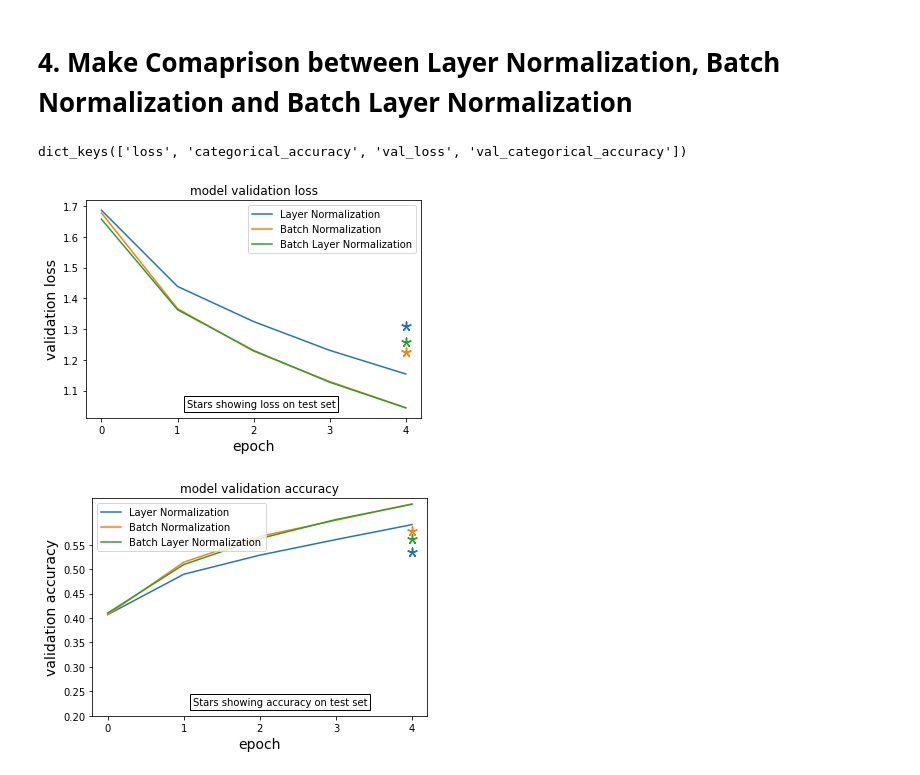
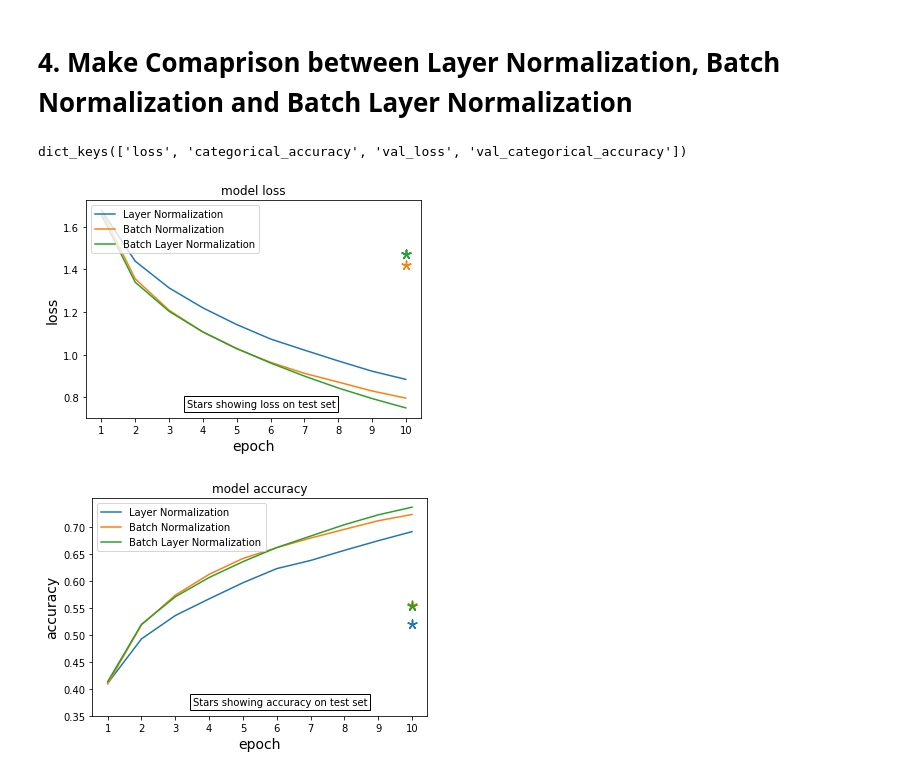
Before and after one commit to A2Amir/Batch-Layer-Normalization, a Jupyter notebook: Cifar10_Test(With the whole training set).ipynb, the cells around one changed output. Cells and saved outputs as stored; diff of their text form; code cells hidden in the pictures.

```diff
--- a/Cifar10_Test(With the whole training set).ipynb
+++ b/Cifar10_Test(With the whole training set).ipynb
@@ -18,14 +18,14 @@ tf.__version__
 ### Loading data
 # %%
 random_seed = 100
-minibatch = 20
+minibatch = 25
 buffersize = 60000
 number_valid_sampels = 5000 # number of validation data
-epochs = 5
+epochs = 10
 learning_rate = 0.001
-# 2250 -> 1 (all of the training dataset),  1125 -> .5 (half of the training dataset) , 500  -> .22 of the training dataset
-number_batches_train = 2250 #number of batches to train, each batch of size of minibatch parameter /
-number_batches_valid = 50 # number of batches to validate, each batch of size of minibatch parameter
+# ((50000 - 5000 )/ 25 ) * .2
+number_batches_train = 1800 #number of batches to train, each batch of size of minibatch parameter /
+number_batches_valid = 40 # number of batches to validate, each batch of size of minibatch parameter
 num_classes = 10
 # %%
 (x_train, y_train), (x_test, y_test) = tf.keras.datasets.cifar10.load_data()
@@ -425,44 +443,44 @@ session is clear
 # %%
 # list all data in history
 print(model_ln_keras_history.history.keys())
 # summarize history for accuracy
 
 
 plt.figsize=(12, 12)
 plt.plot(model_ln_keras_history.history['loss'])
 plt.plot(model_bn_keras_history.history['loss'])
 plt.plot(model_bln_layer_history.history['loss'])
-plt.scatter(4, model_ln_keras_test_history[0], s=80,  marker=(5, 2))
-plt.scatter(4, model_bn_keras_test_history[0], s=80,  marker=(5, 2))
-plt.scatter(4,evaluation[0][1][0], s=80,  marker=(5, 2))
-plt.xticks(np.arange(0, 5, 1))
+plt.scatter(9, model_ln_keras_test_history[0], s=80,  marker=(5, 2))
+plt.scatter(9, model_bn_keras_test_history[0], s=80,  marker=(5, 2))
+plt.scatter(9,evaluation[0][1][0], s=80,  marker=(5, 2))
+plt.xticks(np.arange(epochs), np.arange(1, epochs+1, 1))
 
-plt.title('model validation loss')
-plt.ylabel('validation loss',fontsize=14)
+plt.title('model loss')
+plt.ylabel('loss',fontsize=14)
 plt.xlabel('epoch',fontsize=14)
-plt.legend(['Layer Normalization', 'Batch Normalization','Batch Layer Normalization' ], loc='upper right')
+plt.legend(['Layer Normalization', 'Batch Normalization','Batch Layer Normalization' ], loc='upper left')
 ax = plt.gca()
 ax.text(0.3,0.05,'Stars showing loss on test set',transform=ax.transAxes, bbox=dict(facecolor='none',edgecolor='black',boxstyle='square'))
 plt.show()
 
 
 plt.plot(model_ln_keras_history.history['categorical_accuracy'])
 plt.plot(model_bn_keras_history.history['categorical_accuracy'])
 plt.plot(model_bln_layer_history.history['categorical_accuracy'])
-plt.scatter(4, model_ln_keras_test_history[1], s=80,  marker=(5, 2))
-plt.scatter(4, model_bn_keras_test_history[1], s=80,  marker=(5, 2))
-plt.scatter(4, evaluation[0][1][1], s=80,  marker=(5, 2))
-plt.xticks(np.arange(0, 5, 1))
-plt.yticks(np.arange(0.2, .6, .05))
+plt.scatter(9, model_ln_keras_test_history[1], s=80,  marker=(5, 2))
+plt.scatter(9, model_bn_keras_test_history[1], s=80,  marker=(5, 2))
+plt.scatter(9, evaluation[0][1][1], s=80,  marker=(5, 2))
+plt.xticks(np.arange(epochs), np.arange(1, epochs+1, 1))
+plt.yticks(np.arange(0.35, .75, .05))
 
-plt.title('model validation accuracy')
-plt.ylabel('validation accuracy', fontsize=14)
+plt.title('model accuracy')
+plt.ylabel('accuracy', fontsize=14)
 plt.xlabel('epoch',fontsize=14)
 plt.legend(['Layer Normalization', 'Batch Normalization','Batch Layer Normalization' ], loc='upper left')
 ax = plt.gca()
 ax.text(0.3,0.05,'Stars showing accuracy on test set',transform=ax.transAxes, bbox=dict(facecolor='none',edgecolor='black',boxstyle='square'))
 plt.show()
 # %% [output]
 dict_keys(['loss', 'categorical_accuracy', 'val_loss', 'val_categorical_accuracy'])
-[figure, old version]
+[figure, new version]
-[figure, old version]
+[figure, new version]
```
Also changed, not shown: parts of 11 cells of this notebook, 1 other file.
